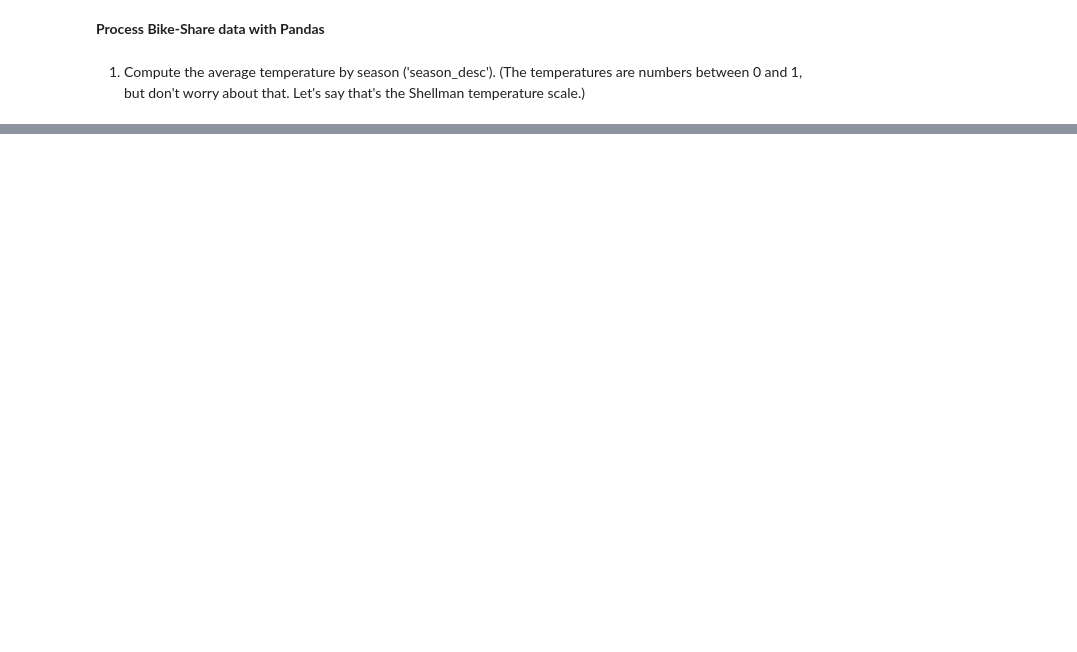
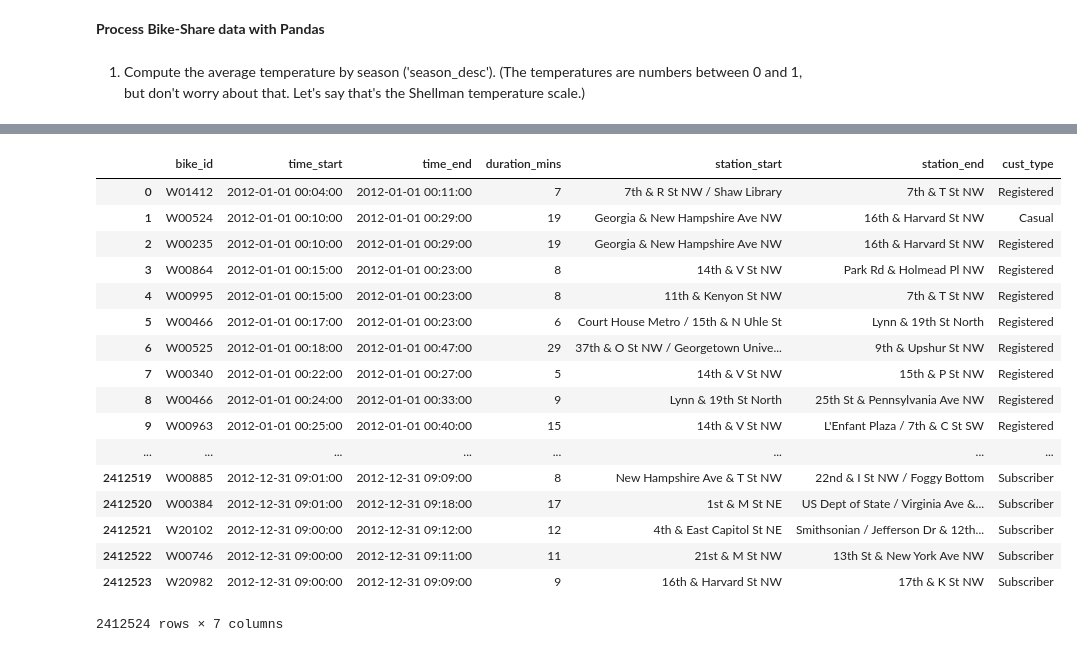
Before and after one commit to kaka0525/Process-Bike-Share-data-with-Pandas, a Jupyter notebook: Process Bike-Share data with Pandas.ipynb, the cells around one changed output, grey strips where cells are left out. Drawn from its saved outputs; the diff is of its cells as text; code cells hidden in the pictures; blank space fills up the shorter version.

```diff
--- a/Process Bike-Share data with Pandas.ipynb
+++ b/Process Bike-Share data with Pandas.ipynb
@@ -13,0 +29,21 @@ NameError: name 'pd' is not defined
+# %%
+pd.read_table("usage_2012.tsv")
+# %% [output]
+|  | bike_id | time_start | time_end | duration_mins | station_start | station_end | cust_type |
+| 0 | W01412 | 2012-01-01 00:04:00 | 2012-01-01 00:11:00 | 7 | 7th & R St NW / Shaw Library | 7th & T St NW | Registered |
+| 1 | W00524 | 2012-01-01 00:10:00 | 2012-01-01 00:29:00 | 19 | Georgia & New Hampshire Ave NW | 16th & Harvard St NW | Casual |
+| 2 | W00235 | 2012-01-01 00:10:00 | 2012-01-01 00:29:00 | 19 | Georgia & New Hampshire Ave NW | 16th & Harvard St NW | Registered |
+| 3 | W00864 | 2012-01-01 00:15:00 | 2012-01-01 00:23:00 | 8 | 14th & V St NW | Park Rd & Holmead Pl NW | Registered |
+| 4 | W00995 | 2012-01-01 00:15:00 | 2012-01-01 00:23:00 | 8 | 11th & Kenyon St NW | 7th & T St NW | Registered |
+| 5 | W00466 | 2012-01-01 00:17:00 | 2012-01-01 00:23:00 | 6 | Court House Metro / 15th & N Uhle St | Lynn & 19th St North | Registered |
+| 6 | W00525 | 2012-01-01 00:18:00 | 2012-01-01 00:47:00 | 29 | 37th & O St NW / Georgetown Unive... | 9th & Upshur St NW | Registered |
+| 7 | W00340 | 2012-01-01 00:22:00 | 2012-01-01 00:27:00 | 5 | 14th & V St NW | 15th & P St NW | Registered |
+| 8 | W00466 | 2012-01-01 00:24:00 | 2012-01-01 00:33:00 | 9 | Lynn & 19th St North | 25th St & Pennsylvania Ave NW | Registered |
+| 9 | W00963 | 2012-01-01 00:25:00 | 2012-01-01 00:40:00 | 15 | 14th & V St NW | L'Enfant Plaza / 7th & C St SW | Registered |
+| ... | ... | ... | ... | ... | ... | ... | ... |
+| 2412519 | W00885 | 2012-12-31 09:01:00 | 2012-12-31 09:09:00 | 8 | New Hampshire Ave & T St NW | 22nd & I St NW / Foggy Bottom | Subscriber |
+| 2412520 | W00384 | 2012-12-31 09:01:00 | 2012-12-31 09:18:00 | 17 | 1st & M St NE | US Dept of State / Virginia Ave &... | Subscriber |
+| 2412521 | W20102 | 2012-12-31 09:00:00 | 2012-12-31 09:12:00 | 12 | 4th & East Capitol St NE | Smithsonian / Jefferson Dr & 12th... | Subscriber |
+| 2412522 | W00746 | 2012-12-31 09:00:00 | 2012-12-31 09:11:00 | 11 | 21st & M St NW | 13th St & New York Ave NW | Subscriber |
+| 2412523 | W20982 | 2012-12-31 09:00:00 | 2012-12-31 09:09:00 | 9 | 16th & Harvard St NW | 17th & K St NW | Subscriber |
+2412524 rows × 7 columns
```
Also changed, not shown: parts of 3 cells of this notebook.
